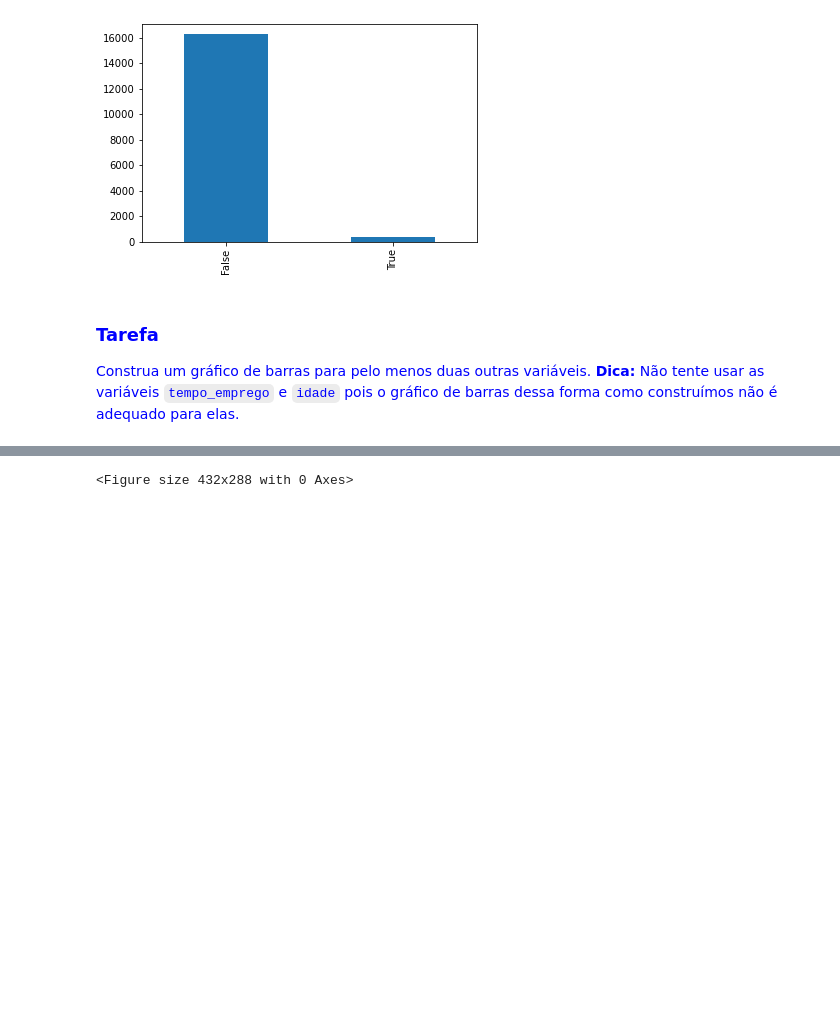
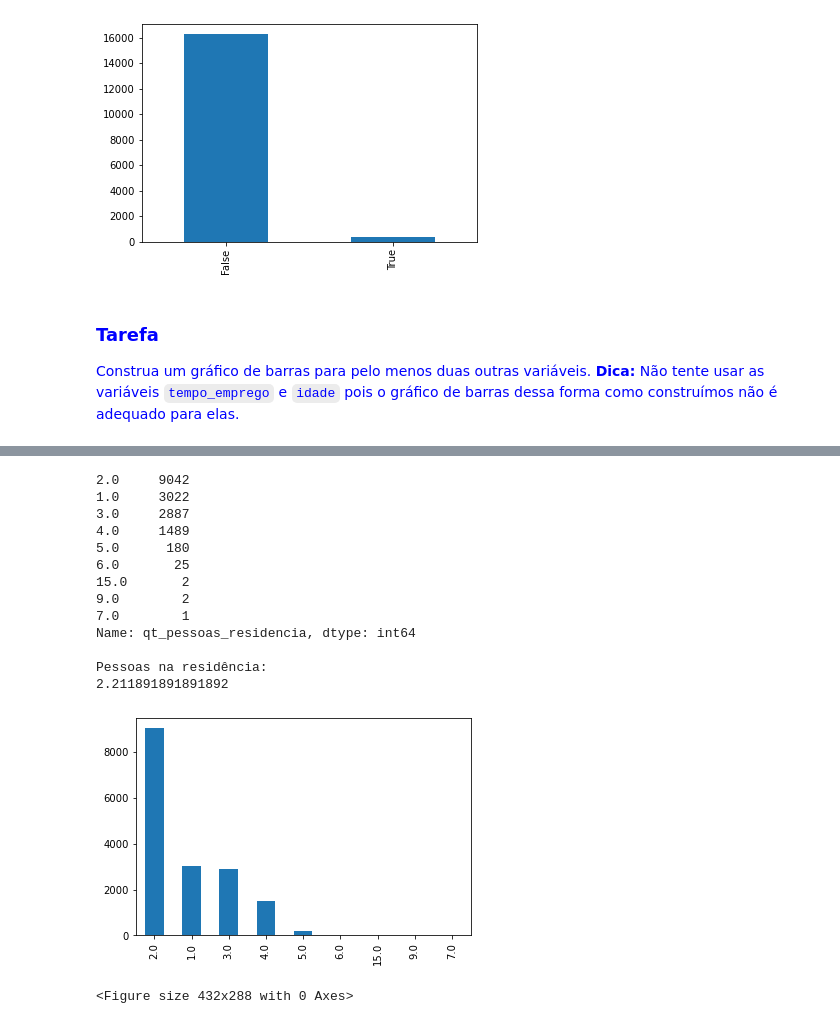
Before and after one commit to njuliacsouza/_projetosEBAC, a Jupyter notebook: Atividade Módulo 2/Demonstração Módulo 2.ipynb, the cells around one changed output, grey strips where cells are left out. Cells and saved outputs as stored; diff of their text form; code cells hidden in the pictures; blank space fills up the shorter version.

```diff
--- a/Atividade Módulo 2/Demonstração Módulo 2.ipynb
+++ b/Atividade Módulo 2/Demonstração Módulo 2.ipynb
@@ -108,3 +110,24 @@ Idade média 44.31951277304758
+# %%
+grafico_barras = df['qt_pessoas_residencia'].value_counts().plot.bar()
+
+print(df['qt_pessoas_residencia'].value_counts())
+print("\nPessoas na residência:")
+print(df['qt_pessoas_residencia'].mean())
+# %% [output]
+2.0     9042
+1.0     3022
+3.0     2887
+4.0     1489
+5.0      180
+6.0       25
+15.0       2
+9.0        2
+7.0        1
+Name: qt_pessoas_residencia, dtype: int64
+
+Pessoas na residência:
+2.211891891891892
+[figure, added]
 # %%
 plt.clf()
 var = "tempo_emprego"
```
Also changed, not shown: parts of 2 cells of this notebook.
